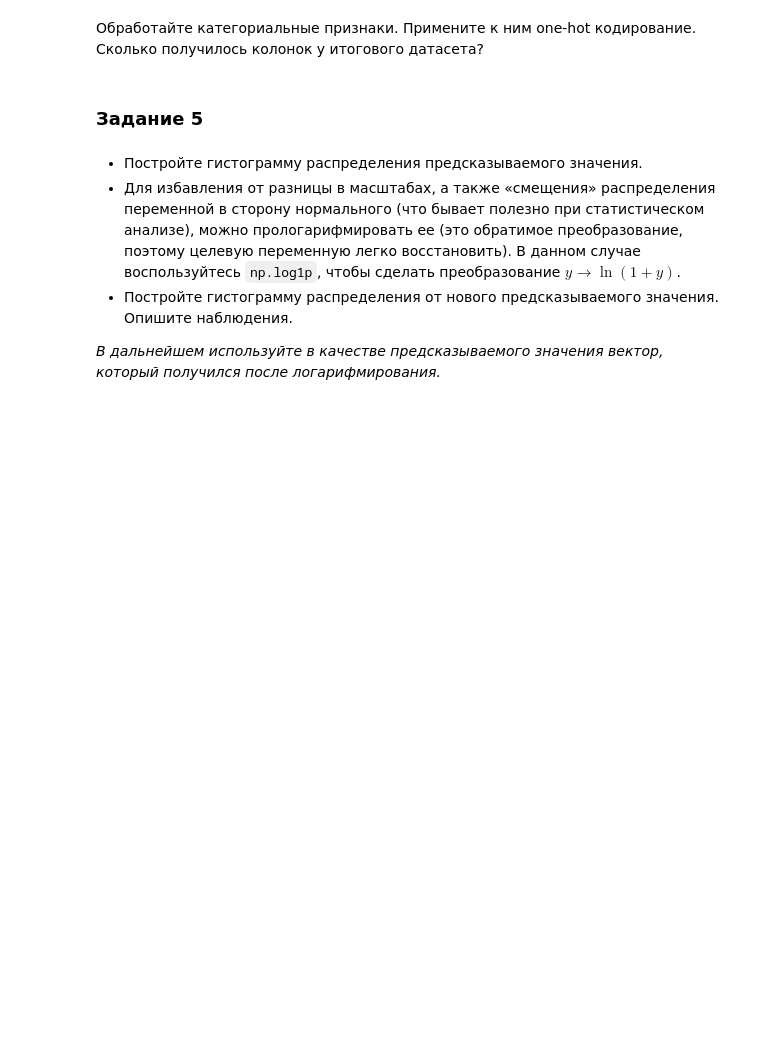
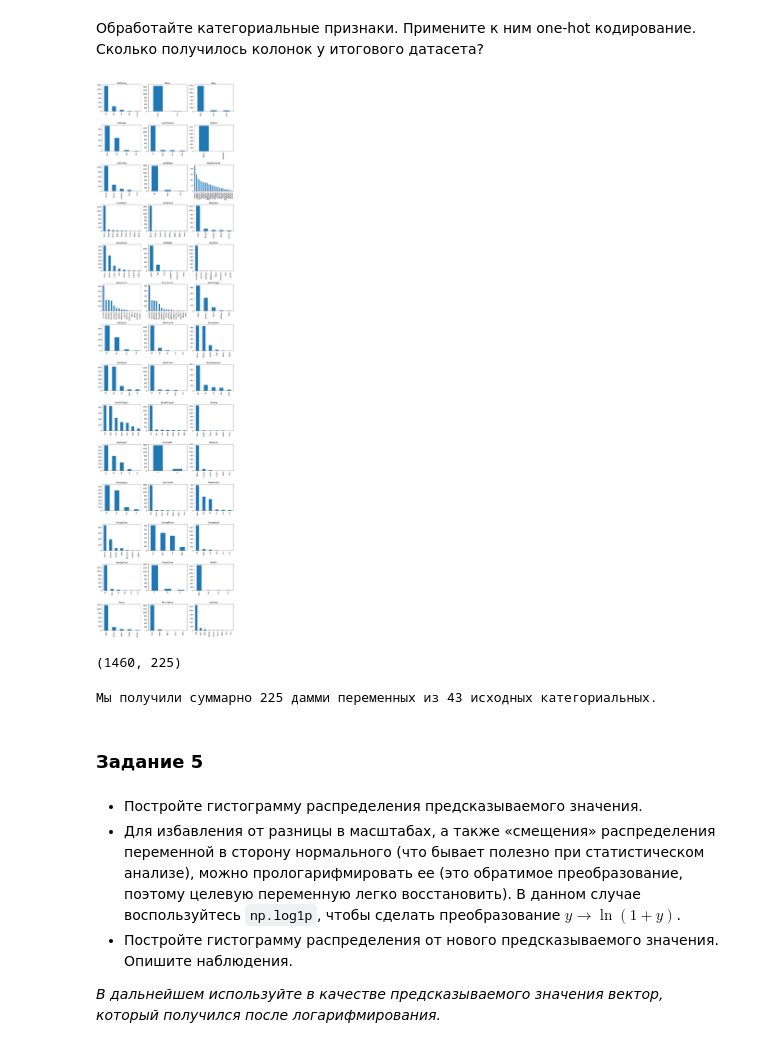
Before and after one commit to ksetdekov/ml_dpo_2021, a Jupyter notebook: hw/hw2/hw02.ipynb, the cells around one changed output. Drawn from its saved outputs; the diff is of its cells as text; code cells hidden in the pictures; blank space fills up the shorter version.

```diff
--- a/hw/hw2/hw02.ipynb
+++ b/hw/hw2/hw02.ipynb
@@ -391,5 +574,27 @@ data.head()
+# %%
+fig, axes = plt.subplots(len(X_no_nans_cat.columns)//3, 3, figsize=(12, 48))
+
+i = 0
+for triaxis in axes:
+    for axis in triaxis:
+        # X_no_nans_cat.hist(column = X_no_nans_cat.columns[i], ax=axis)
+        X_no_nans_cat[X_no_nans_cat.columns[i]].value_counts().plot(kind='bar', title=X_no_nans_cat.columns[i], ax=axis)
+        i = i+1
+
+plt.tight_layout()
+# %% [output]
+[figure, added]
+# %%
+X_dum = pd.get_dummies(X_no_nans_cat, drop_first=True)
+print(X_dum.shape)
+# %% [output]
+(1460, 225)
+# %%
+print(f"Мы получили суммарно {X_dum.shape[1]} дамми переменных из {X_no_nans_cat.shape[1]} исходных категориальных.")
+# %% [output]
+Мы получили суммарно 225 дамми переменных из 43 исходных категориальных.
 # %% [markdown]
-### Задание 5 <a id="task25"></a>
+### Задание 5
 # %% [markdown]
 - Постройте гистограмму распределения предсказываемого значения.
 - Для избавления от разницы в масштабах, а также «смещения» распределения переменной в сторону нормального (что бывает полезно при статистическом анализе), можно прологарифмировать ее (это обратимое преобразование, поэтому целевую переменную легко восстановить). В данном случае воспользуйтесь `np.log1p`, чтобы сделать преобразование $y \to \ln\left(1 + y\right)$.
```
Also changed, not shown: parts of 29 cells of this notebook.
